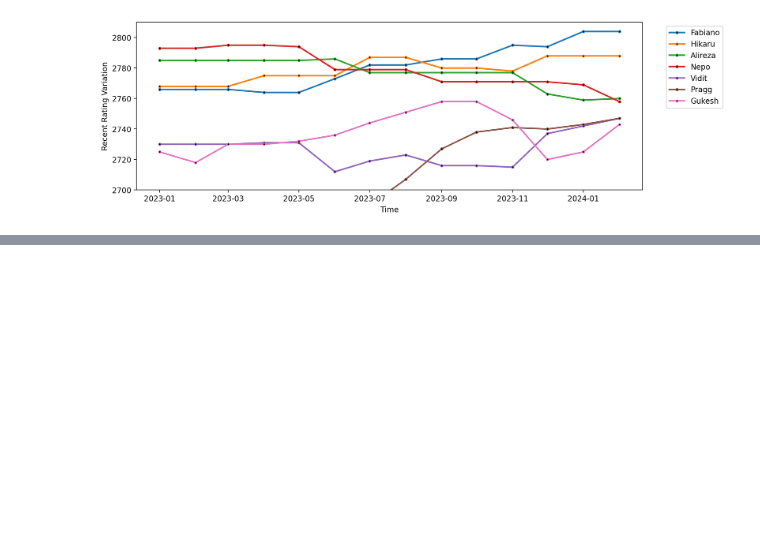
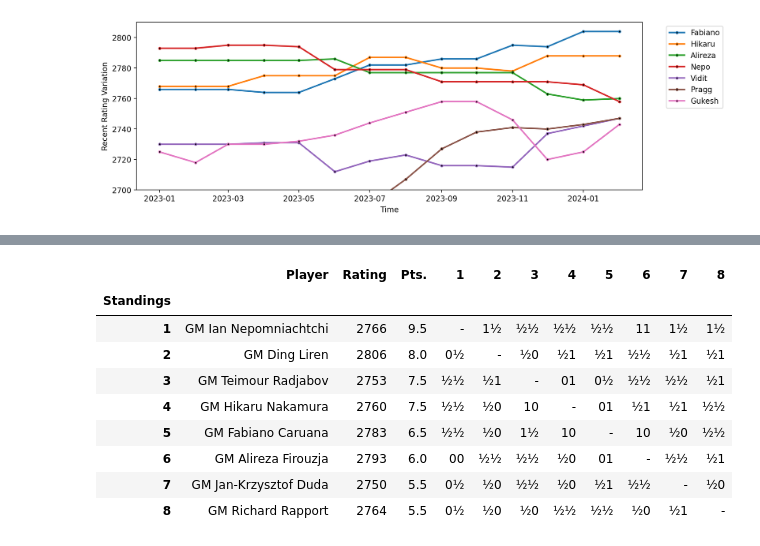
Before and after one commit to amol1202/chessCandidates2024, a Jupyter notebook: Rate_Chances.ipynb, the cells around one changed output, grey strips where cells are left out. Saved outputs shown, nothing was run; the diff lists cells and outputs as text; code cells hidden in the pictures; blank space fills up the shorter version.

```diff
--- a/Rate_Chances.ipynb
+++ b/Rate_Chances.ipynb
@@ -171,0 +220,13 @@ plt.set_cmap('tab10')
+# %%
+res2022
+# %% [output]
+|  | Player | Rating | Pts. | 1 | 2 | 3 | 4 | 5 | 6 | 7 | 8 |
+| Standings |  |  |  |  |  |  |  |  |  |  |  |
+| 1 | GM Ian Nepomniachtchi | 2766 | 9.5 | - | 1½ | ½½ | ½½ | ½½ | 11 | 1½ | 1½ |
+| 2 | GM Ding Liren | 2806 | 8.0 | 0½ | - | ½0 | ½1 | ½1 | ½½ | ½1 | ½1 |
+| 3 | GM Teimour Radjabov | 2753 | 7.5 | ½½ | ½1 | - | 01 | 0½ | ½½ | ½½ | ½1 |
+| 4 | GM Hikaru Nakamura | 2760 | 7.5 | ½½ | ½0 | 10 | - | 01 | ½1 | ½1 | ½½ |
+| 5 | GM Fabiano Caruana | 2783 | 6.5 | ½½ | ½0 | 1½ | 10 | - | 10 | ½0 | ½½ |
+| 6 | GM Alireza Firouzja | 2793 | 6.0 | 00 | ½½ | ½½ | ½0 | 01 | - | ½½ | ½1 |
+| 7 | GM Jan-Krzysztof Duda | 2750 | 5.5 | 0½ | ½0 | ½½ | ½0 | ½1 | ½½ | - | ½0 |
+| 8 | GM Richard Rapport | 2764 | 5.5 | 0½ | ½0 | ½0 | ½½ | ½½ | ½0 | ½1 | - |
```
Also changed, not shown: parts of 10 cells of this notebook, 1 other file.
